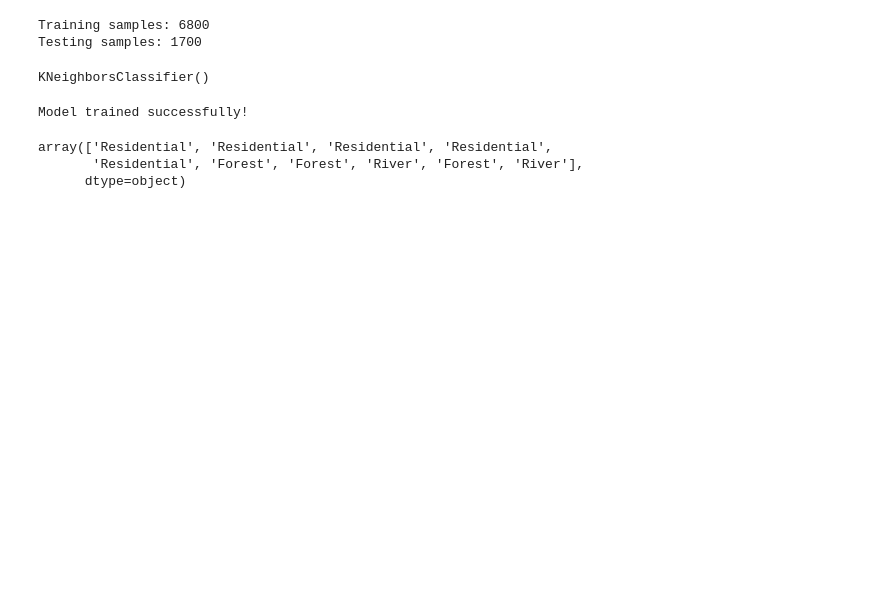
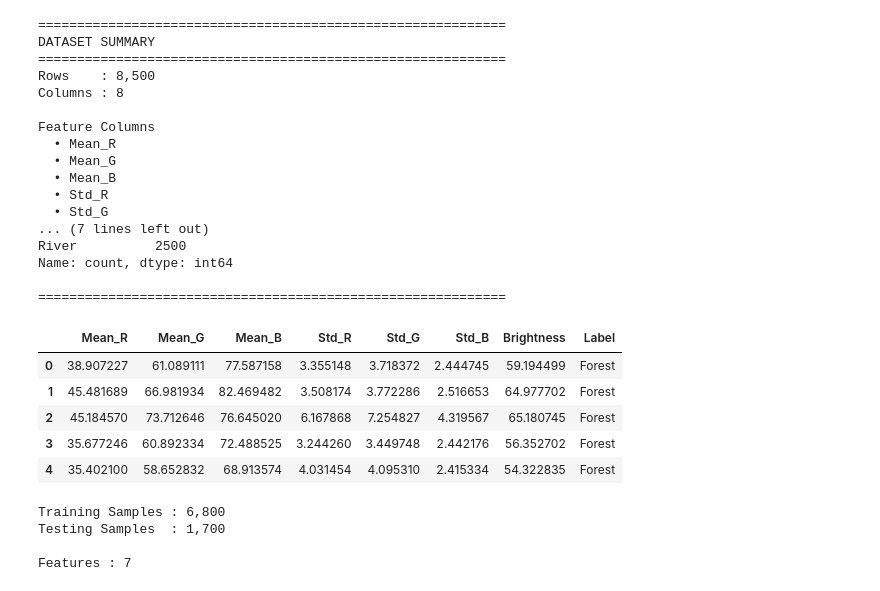
Before and after one commit to aksharabharath/satellite-landcover-knn, a Jupyter notebook: notebooks/03_model_training.ipynb, the cells around one changed output. Cells and saved outputs as stored; diff of their text form; code cells hidden in the pictures; blank space fills up the shorter version.

```diff
--- a/notebooks/03_model_training.ipynb
+++ b/notebooks/03_model_training.ipynb
@@ -49,37 +21,49 @@ Name: Label, dtype: str
+# %%
+df = load_dataset()
+
+dataset_summary(df)
+
+display(df.head())
+# %% [output]
+============================================================
+DATASET SUMMARY
+============================================================
+Rows    : 8,500
+Columns : 8
+
+Feature Columns
+  • Mean_R
+  • Mean_G
+  • Mean_B
+  • Std_R
+  • Std_G
+... (7 lines left out)
+River          2500
+Name: count, dtype: int64
+
+============================================================
+|  | Mean_R | Mean_G | Mean_B | Std_R | Std_G | Std_B | Brightness | Label |
+| 0 | 38.907227 | 61.089111 | 77.587158 | 3.355148 | 3.718372 | 2.444745 | 59.194499 | Forest |
+| 1 | 45.481689 | 66.981934 | 82.469482 | 3.508174 | 3.772286 | 2.516653 | 64.977702 | Forest |
+| 2 | 45.184570 | 73.712646 | 76.645020 | 6.167868 | 7.254827 | 4.319567 | 65.180745 | Forest |
+| 3 | 35.677246 | 60.892334 | 72.488525 | 3.244260 | 3.449748 | 2.442176 | 56.352702 | Forest |
+| 4 | 35.402100 | 58.652832 | 68.913574 | 4.031454 | 4.095310 | 2.415334 | 54.322835 | Forest |
 # %%
-X_train, X_test, y_train, y_test = train_test_split(
+X, y = prepare_features(df)
+
+X_train, X_test, y_train, y_test = split_dataset(
     X,
     y,
-    test_size=0.2,
-    random_state=42
 )
 
-print("Training samples:", len(X_train))
-print("Testing samples:", len(X_test))
+print(f"Training Samples : {len(X_train):,}")
+print(f"Testing Samples  : {len(X_test):,}")
+
+print()
+
+print(f"Features : {X_train.shape[1]}")
 # %% [output]
-Training samples: 6800
-Testing samples: 1700
+Training Samples : 6,800
+Testing Samples  : 1,700
+
+Features : 7
-# %%
-# Create the KNN classifier
-knn_model = KNeighborsClassifier(n_neighbors=5)
-
-print(knn_model)
-# %% [output]
-KNeighborsClassifier()
-# %%
-# Train the model
-knn_model.fit(X_train, y_train)
-
-print("Model trained successfully!")
-# %% [output]
-Model trained successfully!
-# %%
-# Use the trained model to predict the test set
-y_pred = knn_model.predict(X_test)
-
-# Show the first 10 predictions
-y_pred[:10]
-# %% [output]
-array(['Residential', 'Residential', 'Residential', 'Residential',
-       'Residential', 'Forest', 'Forest', 'River', 'Forest', 'River'],
-      dtype=object)
```
Also changed, not shown: parts of 19 cells of this notebook, 33 other files.
